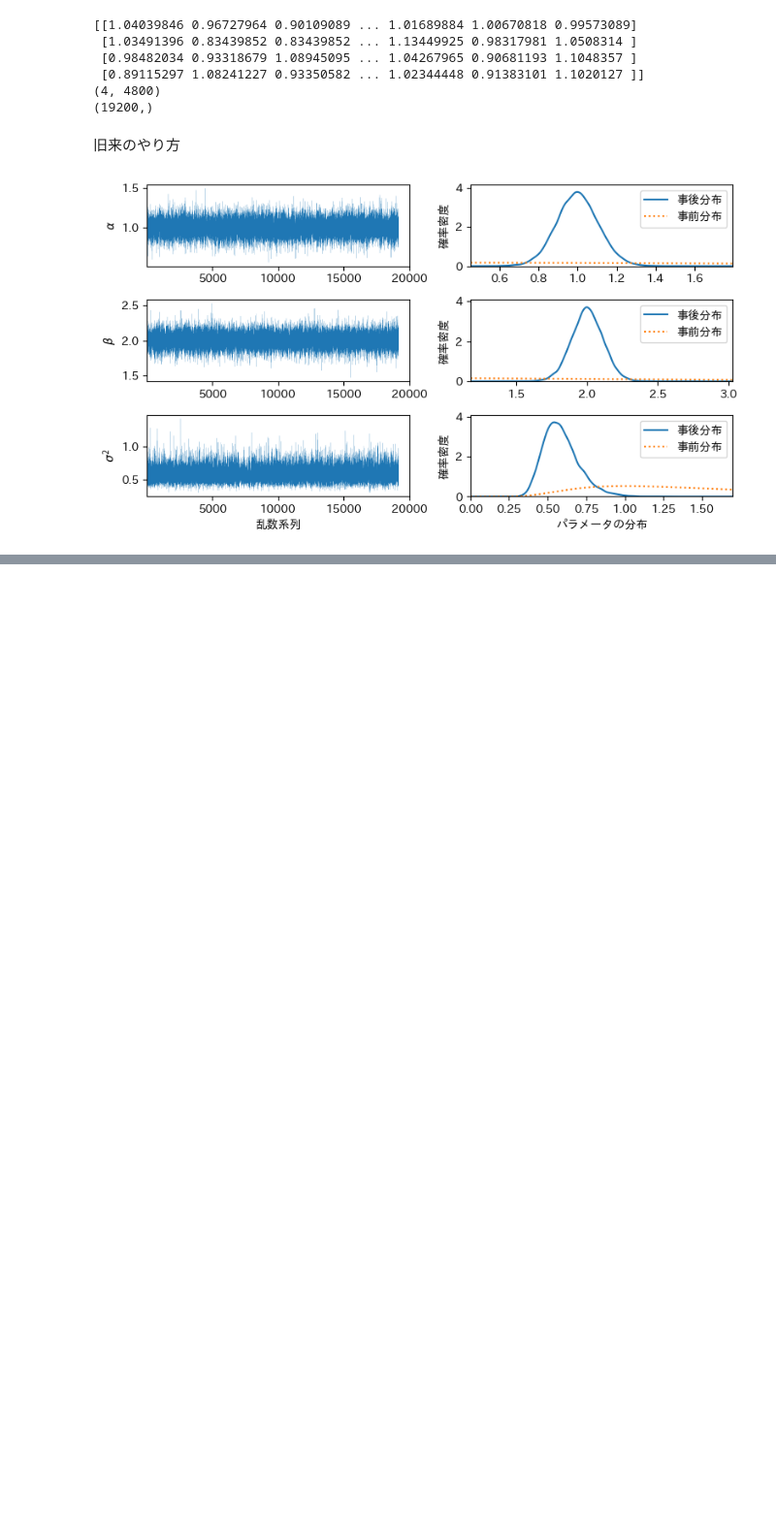
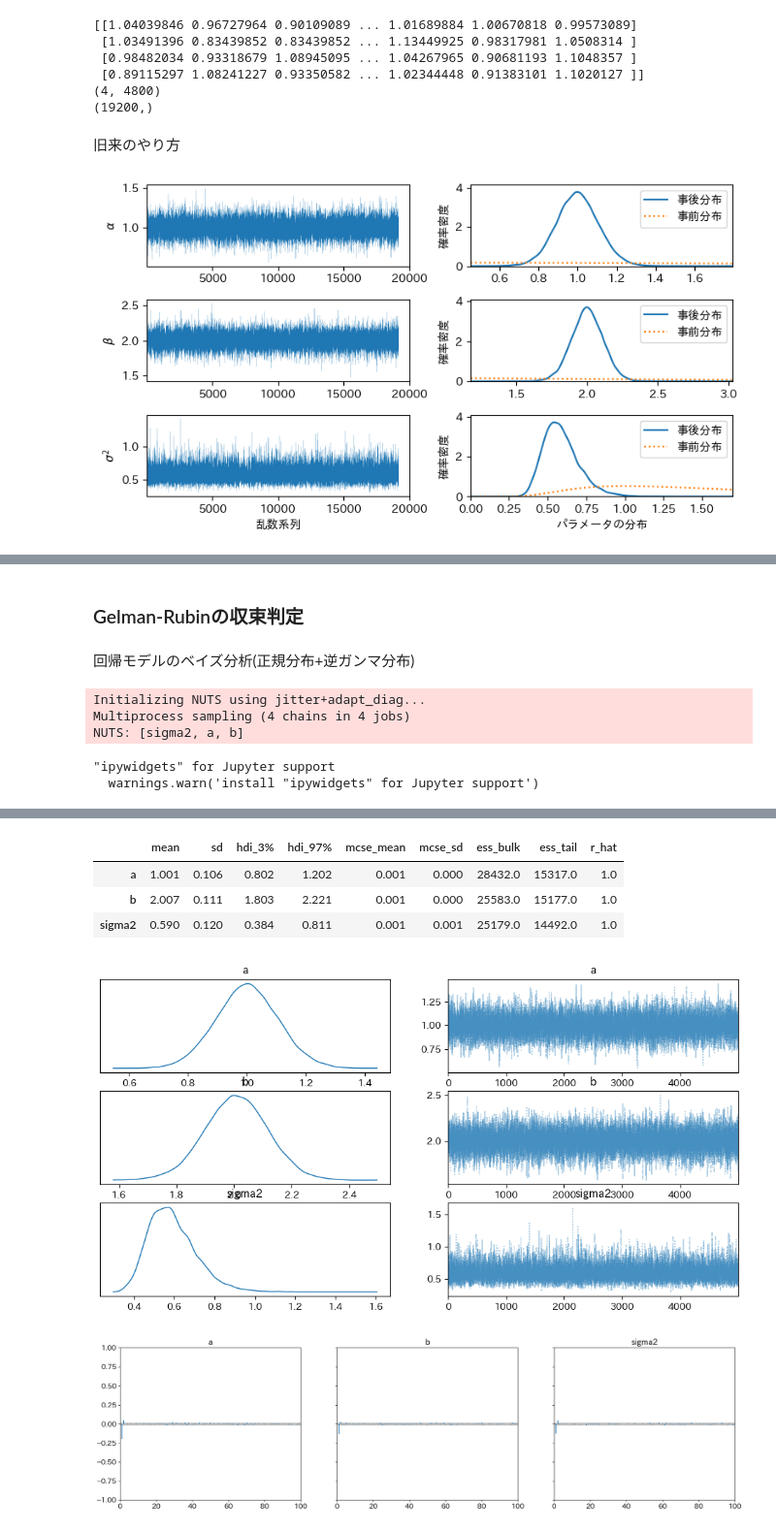
Before and after one commit to inoueshinichi/Learn_Bayesian, a Jupyter notebook: mcmc_reg_ex1.ipynb, the cells around one changed output, grey strips where cells are left out. Shown at 97% size. Drawn from its saved outputs; the diff is of its cells as text; code cells hidden in the pictures; blank space fills up the shorter version.

```diff
--- a/mcmc_reg_ex1.ipynb
+++ b/mcmc_reg_ex1.ipynb
@@ -270,0 +289,4 @@ plt.show()
+# %% [markdown]
+### Gelman-Rubinの収束判定
+# %% [markdown]
+回帰モデルのベイズ分析(正規分布+逆ガンマ分布)
@@ -270,0 +306,49 @@ plt.show()
+# %%
+# 回帰モデルの係数と誤差項の事前分布
+b0 = np.zeros(2) # 係数
+A0 = 0.2 * np.eye(2) # 精度行列
+nu0 = 5.0 # 自由度
+lam0 = 7.0 # 尺度
+# h0 = np.sqrt(np.diag(lam0 / nu0 * la.inv(A0)))
+sd0 = np.sqrt(np.diag(la.inv(A0)))
+# %%
+# 事前分布と尤度の設定
+regression_normal_invgamma = pm.Model()
+with regression_normal_invgamma:
+    # 分散の事前分布
+    sigma2 = pm.InverseGamma('sigma2', alpha=0.5*nu0, beta=0.5*lam0)
+    # sigma = pm.math.sqrt(sigma2)
+
+
+    # 回帰係数の事前分布
+    # a = pm.Normal('a', mu=b0[0], sigma=sigma*sd0[0]) # 定数項
+    # b = pm.Normal('b', mu=b0[1], sigma=sigma*sd0[1]) # 説明変数x_1
+    a = pm.Normal('a', mu=b0[0], sigma=sd0[0])
+    b = pm.Normal('b', mu=b0[1], sigma=sd0[1])
+
+    # 回帰モデルの条件付き期待値
+    y_hat = a + b * x
+
+    # 尤度
+    # likelihood = pm.Normal('y', mu=y_hat, sigma=sigma, observed=y)
+    likelihood = pm.Normal('y', mu=y_hat, sigma=pm.math.sqrt(sigma2), observed=y)
+
+
+# 事後分布からのサンプリング
+n_draws = 5000
+n_chains = 4
+n_tune = 1000
+with regression_normal_invgamma:
+    trace = pm.sample(draws=n_draws, chains=n_chains, tune=n_tune, random_seed=1234)
+
+# print(pm.summary(trace))
+
+az.plot_trace(trace, combined=True) # 事後分布の可視化
+az.plot_autocorr(trace, combined=True) # サンプリング時の自己相関
+az.summary(trace) # 事後統計量
+# %% [output]
+Initializing NUTS using jitter+adapt_diag...
+Multiprocess sampling (4 chains in 4 jobs)
+NUTS: [sigma2, a, b]
+"ipywidgets" for Jupyter support
+  warnings.warn('install "ipywidgets" for Jupyter support')
@@ -270,0 +357,6 @@ plt.show()
+|  | mean | sd | hdi_3% | hdi_97% | mcse_mean | mcse_sd | ess_bulk | ess_tail | r_hat |
+| a | 1.001 | 0.106 | 0.802 | 1.202 | 0.001 | 0.000 | 28432.0 | 15317.0 | 1.0 |
+| b | 2.007 | 0.111 | 1.803 | 2.221 | 0.001 | 0.000 | 25583.0 | 15177.0 | 1.0 |
+| sigma2 | 0.590 | 0.120 | 0.384 | 0.811 | 0.001 | 0.001 | 25179.0 | 14492.0 | 1.0 |
+[figure, added]
+[figure, added]
```
Also changed, not shown: parts of 11 cells of this notebook, 1 other file.
